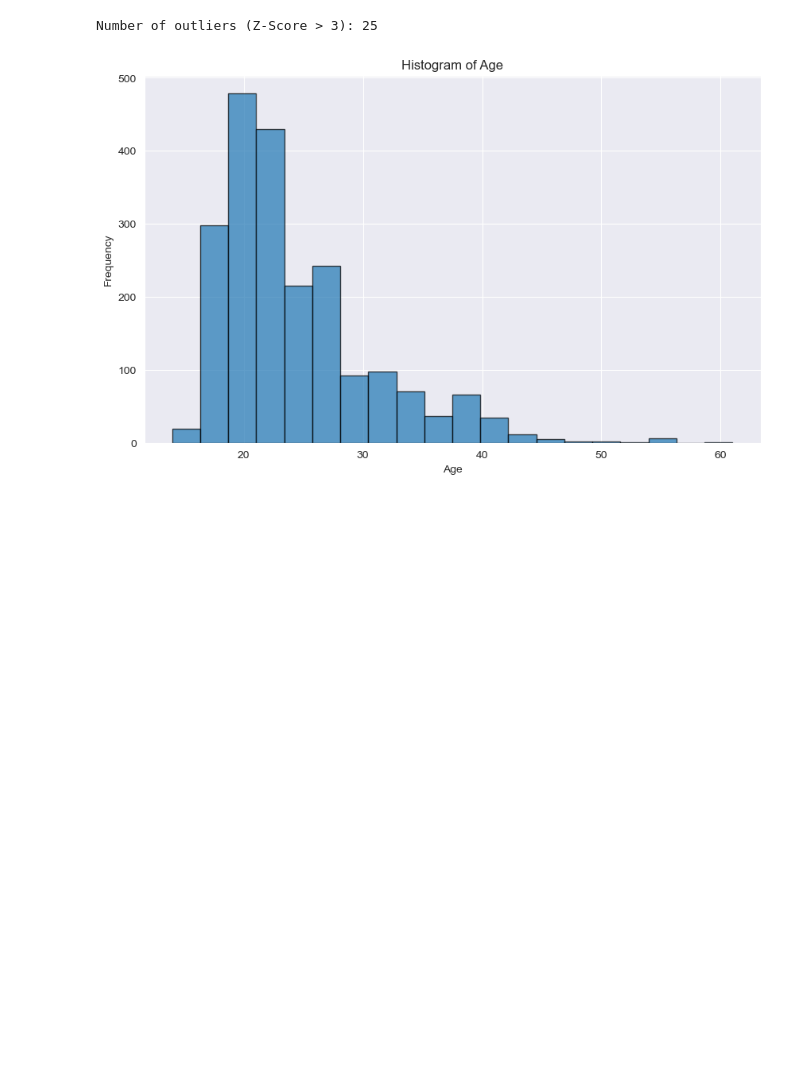
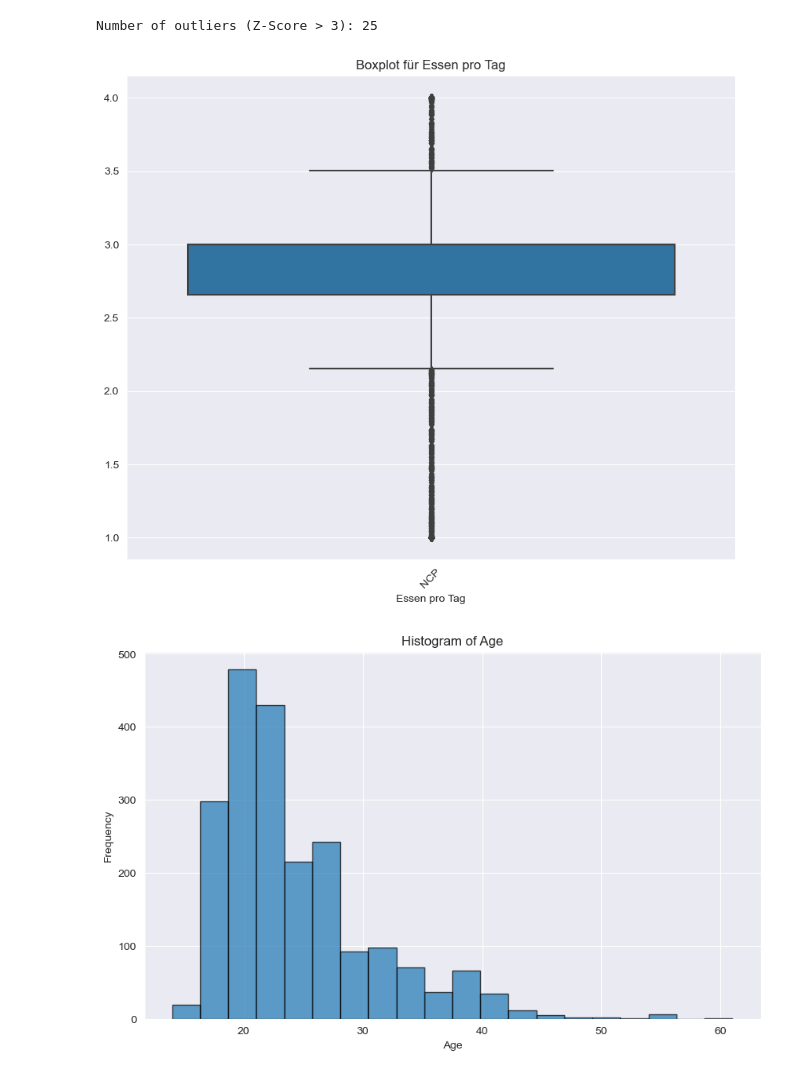
Before and after one commit to Niklas-Wag/Sleep_DSAI, a Jupyter notebook: ObesityPrediction.ipynb, the cells around one changed output. Cells and saved outputs as stored; diff of their text form; code cells hidden in the pictures; blank space fills up the shorter version.

Commit message:
#1 visualisation

```diff
--- a/ObesityPrediction.ipynb
+++ b/ObesityPrediction.ipynb
@@ -52,6 +52,15 @@ outliers_zscore = obesity_dataset[(z_scores > threshold).any(axis=1)]
 print(f"Number of outliers (Z-Score > 3): {outliers_zscore.shape[0]}")
 # %% [output]
 Number of outliers (Z-Score > 3): 25
+# %%
+plt.figure(figsize=(10, 8))
+sns.boxplot(data=obesity_dataset[['NCP']])
+plt.xticks(rotation=45)
+plt.xlabel("Essen pro Tag")  # Neue Bezeichnung für die Achse
+plt.title("Boxplot für Essen pro Tag")
+plt.show()
+# %% [output]
+[figure, added]
 # %%
 plt.figure(figsize=(10, 6))
 plt.hist(obesity_dataset['Age'], bins=20, edgecolor='k', alpha=0.7)
```
Also changed, not shown: parts of 1 cell of this notebook.
